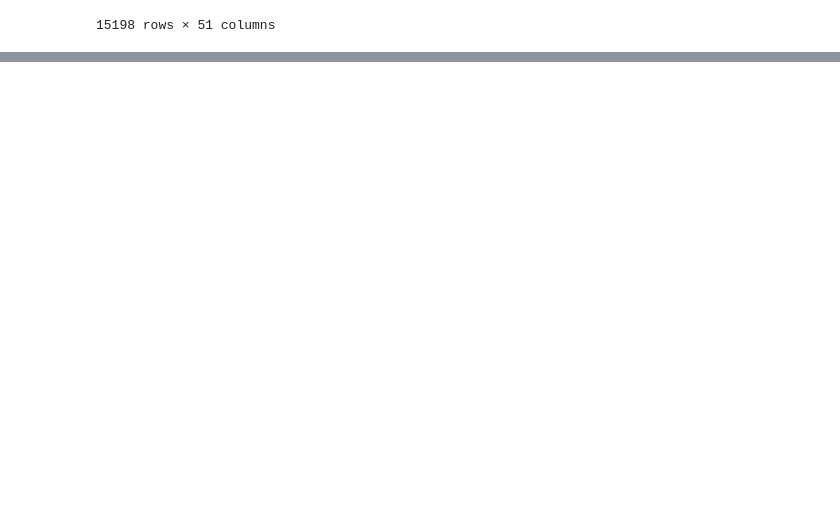
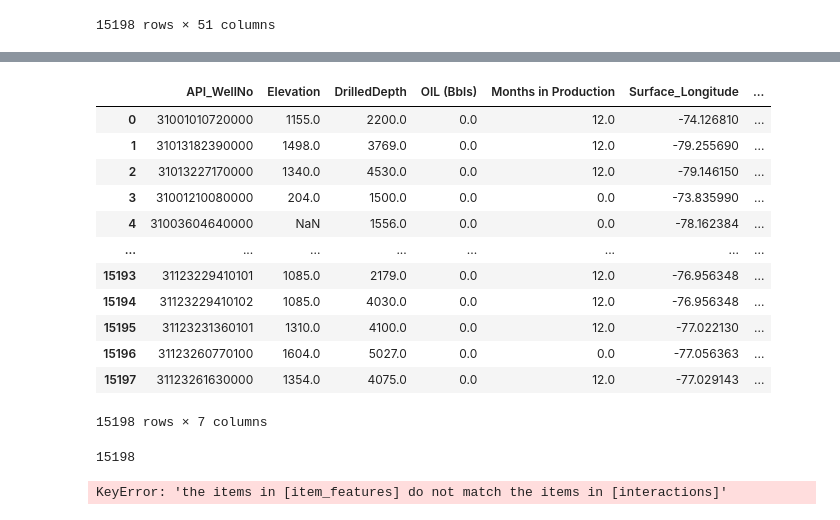
Before and after one commit to FRI-Factorization-Machines/FactorizationMachineResearch, a Jupyter notebook: DataCleaning.ipynb, the cells around one changed output, grey strips where cells are left out. Drawn from its saved outputs; the diff is of its cells as text; code cells hidden in the pictures; blank space fills up the shorter version.

```diff
--- a/DataCleaning.ipynb
+++ b/DataCleaning.ipynb
@@ -69,7 +69,7 @@ company_data
 # %%
 company_data.to_csv('CleanedCompanyData.csv', index=False)
 # %%
-production_data = pd.read_csv("WellProduction.csv")
+production_data = pd.read_csv("Datasets/WellProduction.csv")
 # %%
 production_data
 # %% [output]
@@ -123,7 +123,7 @@ transfer_data
 | 36892 | 31123261630000 | 26163 | Minard Run Oil Company | Cook; Lee J. | 2/24/17 | 2/24/17 | ... |
 36893 rows × 7 columns
 # %%
-wells_data = pd.read_csv("wellspublic.csv")
+wells_data = pd.read_csv("Datasets/wellspublic.csv")
 # %%
 wells_data
 # %% [output]
@@ -242,0 +278,27 @@ merged_data
+# %%
+item_features = merged_data[["API_WellNo","Elevation","DrilledDepth","OIL (Bbls)","Months in Production", "Surface_Longitude", "Surface_latitude"]]
+item_features
+# %% [output]
+|  | API_WellNo | Elevation | DrilledDepth | OIL (Bbls) | Months in Production | Surface_Longitude | ... |
+| 0 | 31001010720000 | 1155.0 | 2200.0 | 0.0 | 12.0 | -74.126810 | ... |
+| 1 | 31013182390000 | 1498.0 | 3769.0 | 0.0 | 12.0 | -79.255690 | ... |
+| 2 | 31013227170000 | 1340.0 | 4530.0 | 0.0 | 12.0 | -79.146150 | ... |
+| 3 | 31001210080000 | 204.0 | 1500.0 | 0.0 | 0.0 | -73.835990 | ... |
+| 4 | 31003604640000 | NaN | 1556.0 | 0.0 | 0.0 | -78.162384 | ... |
+| ... | ... | ... | ... | ... | ... | ... | ... |
+| 15193 | 31123229410101 | 1085.0 | 2179.0 | 0.0 | 12.0 | -76.956348 | ... |
+| 15194 | 31123229410102 | 1085.0 | 4030.0 | 0.0 | 12.0 | -76.956348 | ... |
+| 15195 | 31123231360101 | 1310.0 | 4100.0 | 0.0 | 12.0 | -77.022130 | ... |
+| 15196 | 31123260770100 | 1604.0 | 5027.0 | 0.0 | 0.0 | -77.056363 | ... |
+| 15197 | 31123261630000 | 1354.0 | 4075.0 | 0.0 | 12.0 | -77.029143 | ... |
+15198 rows × 7 columns
+# %%
+sum(item_features["API_WellNo"] == interactions["API_WellNo"])
+# %% [output]
+15198
+# %%
+from rankfm.rankfm import RankFM
+model = RankFM(factors=20, loss='warp', max_samples=20, alpha=0.01, sigma=0.1, learning_rate=0.1, learning_schedule='invscaling')
+model.fit(interactions=interactions, item_features=item_features, epochs=20, verbose=True)
+# %% [output]
+KeyError: 'the items in [item_features] do not match the items in [interactions]'
```
Also changed, not shown: parts of 10 cells of this notebook.
